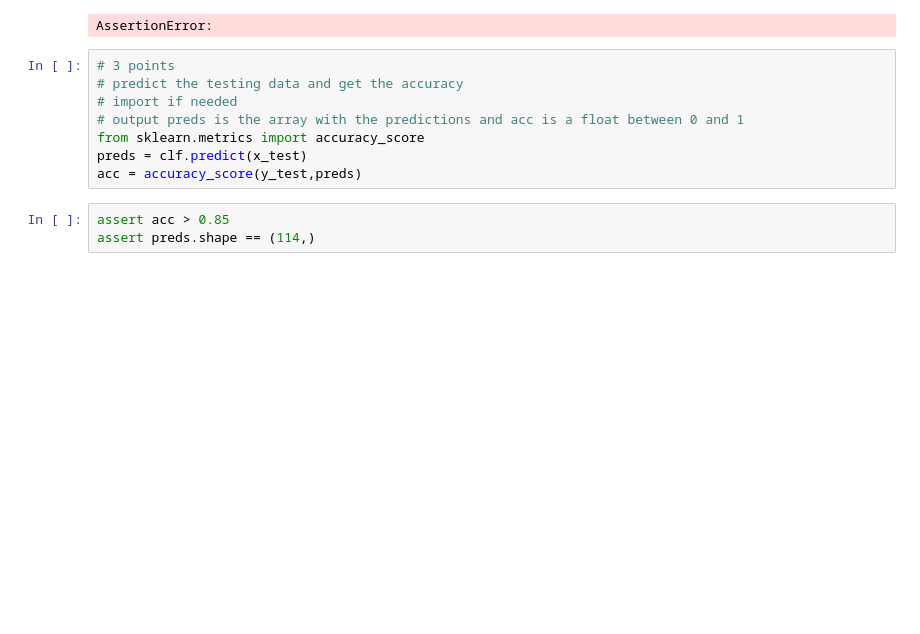
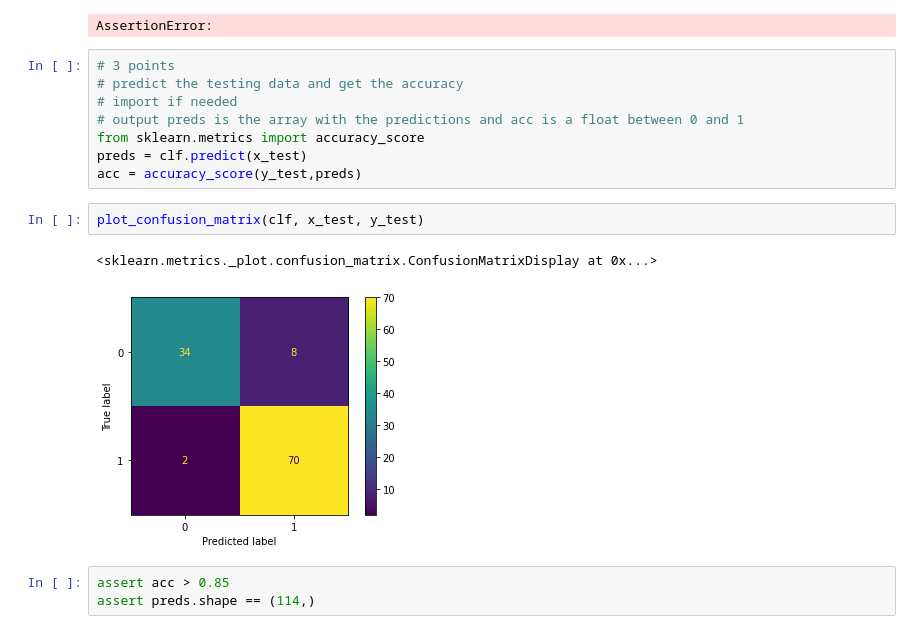
Before and after one commit to Kingsley-opoku/Strive_school_Exercise, a Jupyter notebook: Chapter 02/12. SVM/ml7.ipynb, the cells around one changed output. Saved outputs shown, nothing was run; the diff lists cells and outputs as text; blank space fills up the shorter version.

```diff
--- a/Chapter 02/12. SVM/ml7.ipynb
+++ b/Chapter 02/12. SVM/ml7.ipynb
@@ -121,6 +123,11 @@ AssertionError:
 from sklearn.metrics import accuracy_score
 preds = clf.predict(x_test)
 acc = accuracy_score(y_test,preds)
+# %%
+plot_confusion_matrix(clf, x_test, y_test)
+# %% [output]
+<sklearn.metrics._plot.confusion_matrix.ConfusionMatrixDisplay at 0x...>
+[figure, added]
 # %%
 assert acc > 0.85
 assert preds.shape == (114,)
```
Also changed, not shown: parts of 8 cells of this notebook.
